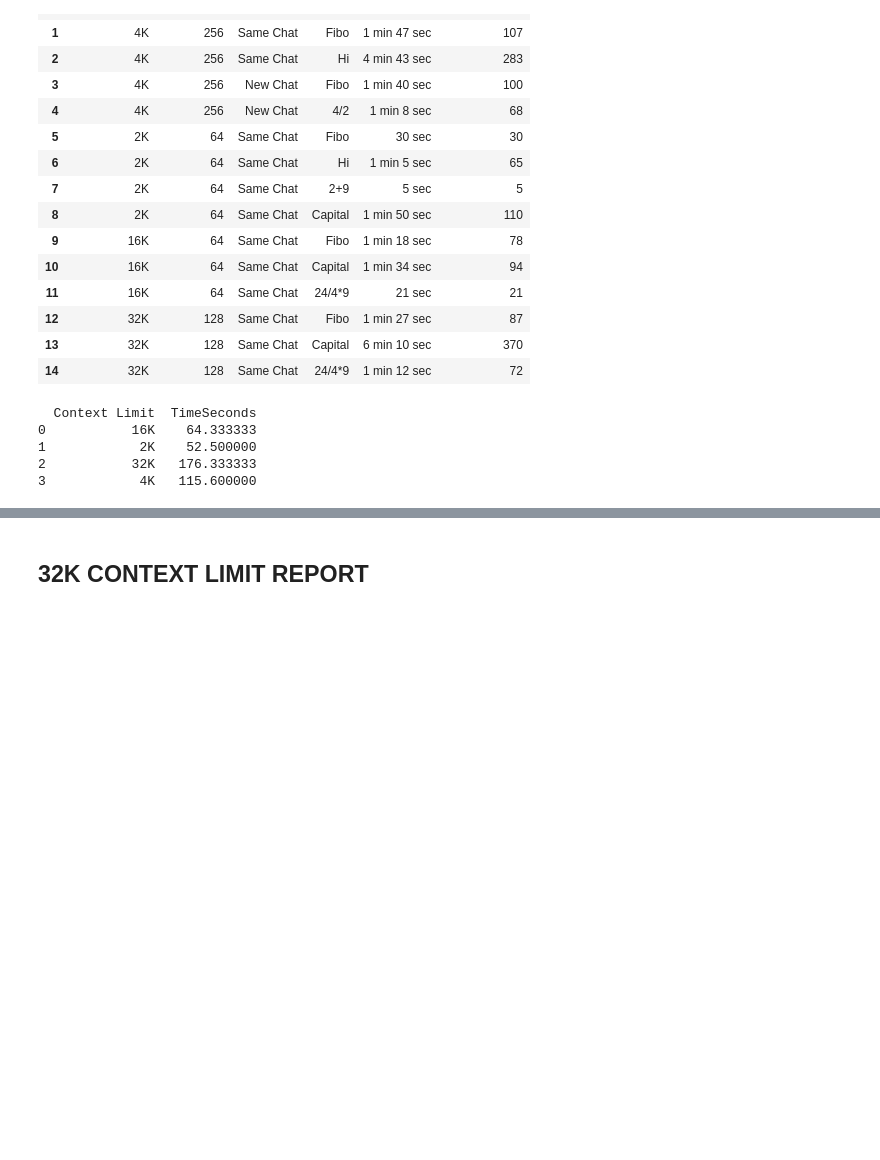
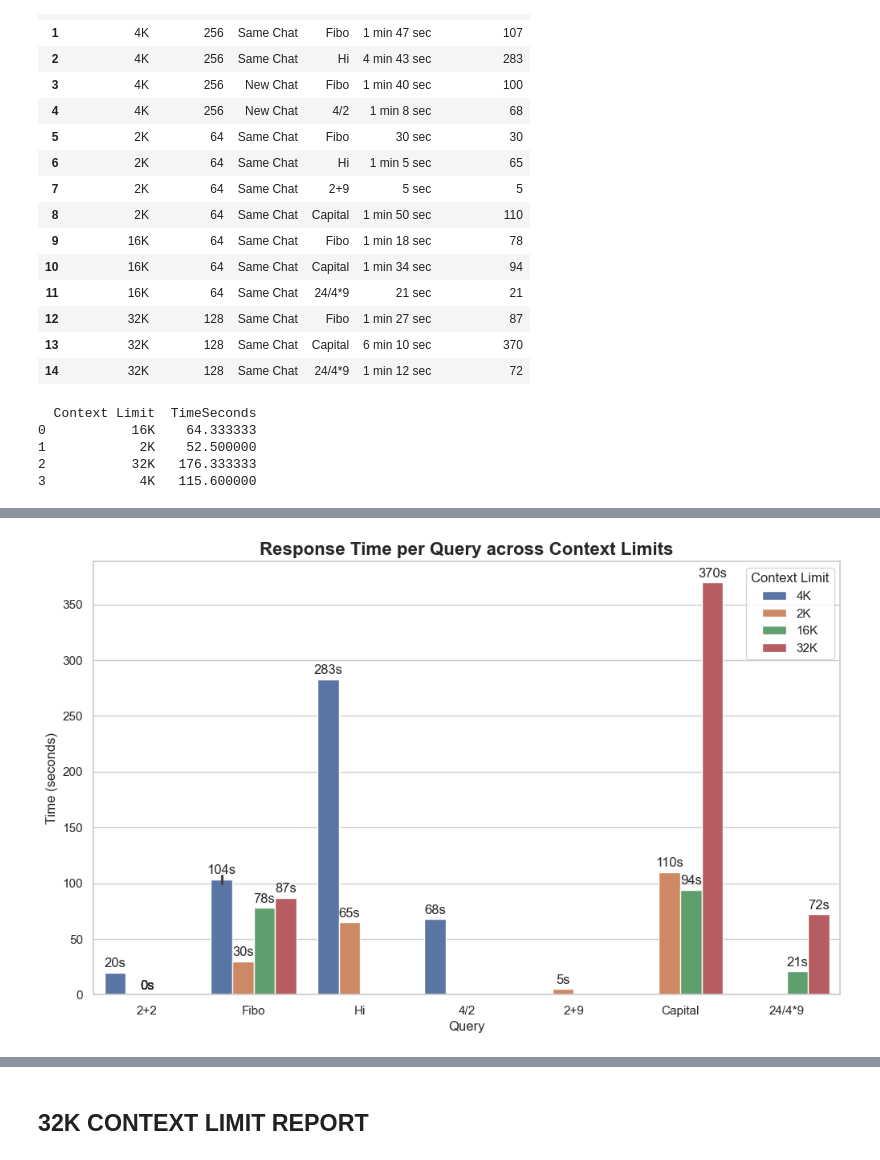
Before and after one commit to satwikshirsat04/Offline-AI-Chatbot, a Jupyter notebook: report.ipynb, the cells around one changed output, grey strips where cells are left out. Drawn from its saved outputs; the diff is of its cells as text; code cells hidden in the pictures; blank space fills up the shorter version.

```diff
--- a/report.ipynb
+++ b/report.ipynb
@@ -77,0 +97,36 @@ print(avg_times)
+# %%
+import matplotlib.pyplot as plt
+import seaborn as sns
+
+# Ensure seaborn style
+sns.set(style="whitegrid")
+
+# --- 1. Context Limit Comparison ---
+plt.figure(figsize=(12,7))
+sns.barplot(
+    data=data,
+    x="Query",
+    y="TimeSeconds",
+    hue="Context Limit"
+)
+
+plt.title("Response Time per Query across Context Limits", fontsize=16, fontweight="bold")
+plt.ylabel("Time (seconds)")
+plt.xlabel("Query")
+
+# Annotate values on top
+for p in plt.gca().patches:
+    plt.gca().annotate(
+        format(p.get_height(), '.0f') + "s",
+        (p.get_x() + p.get_width() / 2., p.get_height()),
+        ha = 'center', va = 'center',
+        xytext = (0, 8),
+        textcoords = 'offset points'
+    )
+
+plt.legend(title="Context Limit")
+
+plt.savefig("response_time_per_query_context_limit.png", bbox_inches='tight', dpi=300)
+plt.show()
+# %% [output]
+[figure, added]
```
Also changed, not shown: parts of 16 cells of this notebook, 16 other files.
